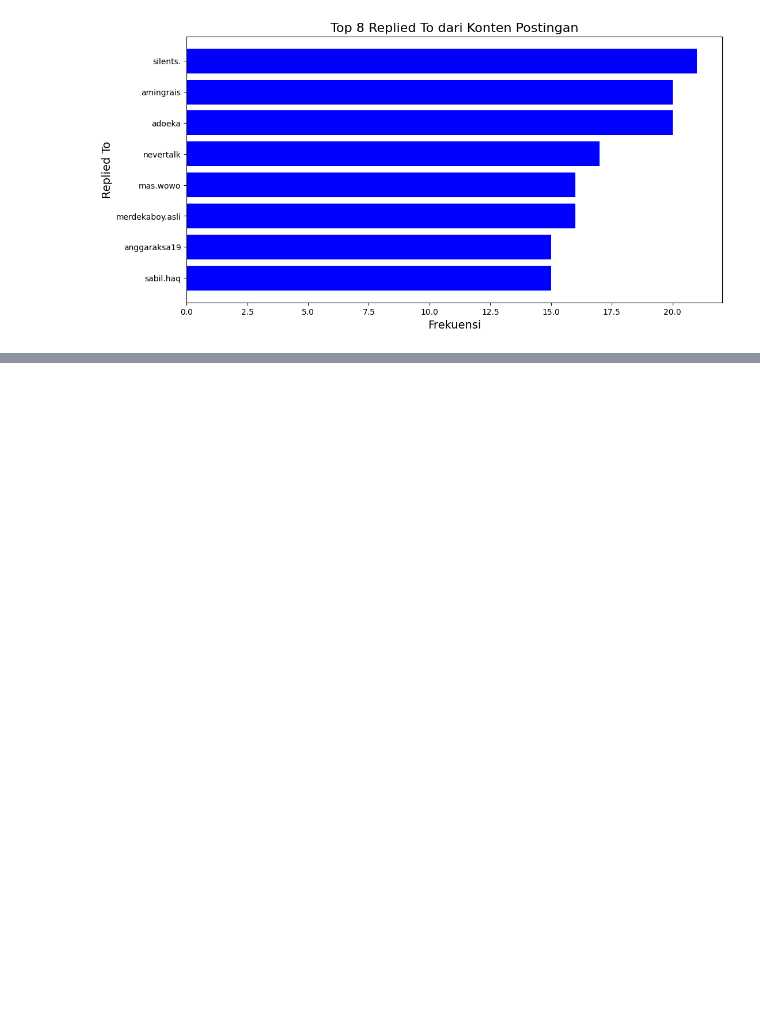
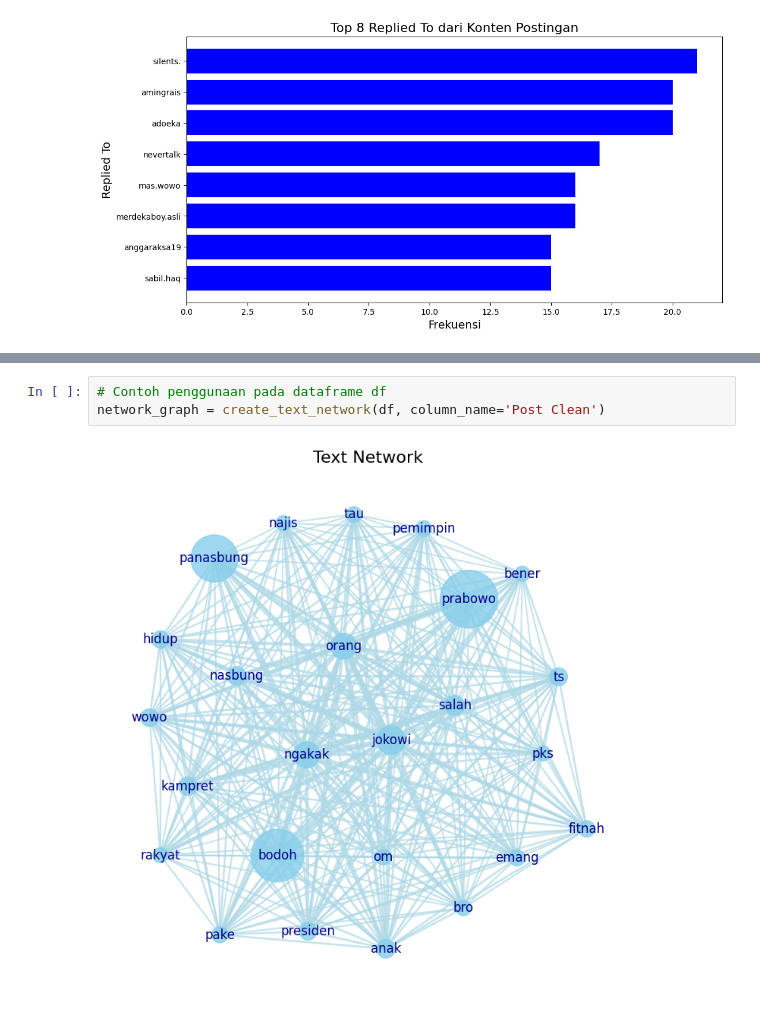
Before and after one commit to dika-maulidal/ffff, a Jupyter notebook: TA_Fufufafa.ipynb, the cells around one changed output, grey strips where cells are left out. Cells and saved outputs as stored; diff of their text form; blank space fills up the shorter version.

```diff
--- a/TA_Fufufafa.ipynb
+++ b/TA_Fufufafa.ipynb
@@ -382,0 +472,5 @@ plt.show()
+# %%
+# Contoh penggunaan pada dataframe df
+network_graph = create_text_network(df, column_name='Post Clean')
+# %% [output]
+[figure, added]
```
Also changed, not shown: parts of 10 cells of this notebook.
